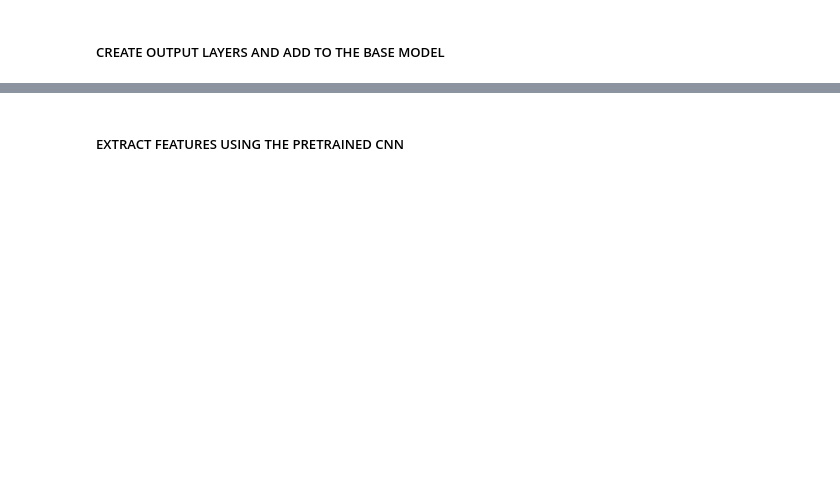
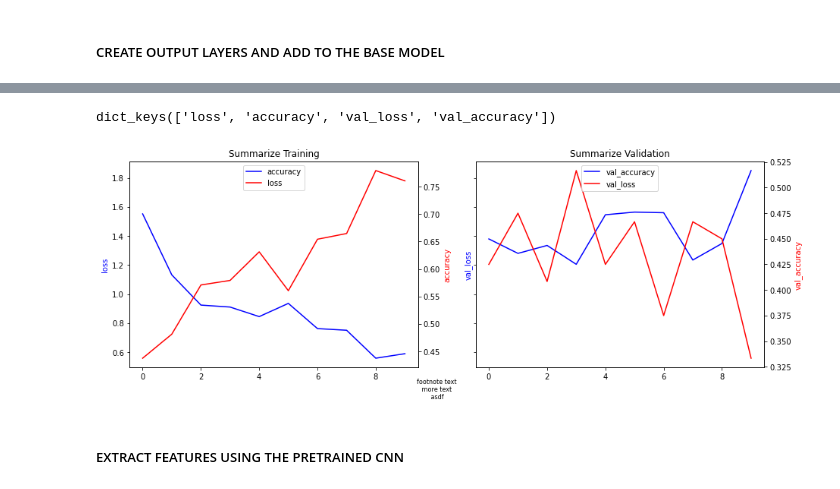
Before and after one commit to honkskillet/ILO_B_Reader, a Jupyter notebook: CLSRF_NIH_MNv2plusSVM.ipynb, the cells around one changed output, grey strips where cells are left out. Cells and saved outputs as stored; diff of their text form; code cells hidden in the pictures; blank space fills up the shorter version.

Commit message:
CNN working with NIH, added plots (loss & acc, heatmap)

```diff
--- a/CLSRF_NIH_MNv2plusSVM.ipynb
+++ b/CLSRF_NIH_MNv2plusSVM.ipynb
@@ -101,0 +103,4 @@ train_labels[0:5],len(train_images),  len(test_images), test_labels[10:15]
+# %%
+from sklearn.model_selection import train_test_split
+train_images, test_images, train_labels,  test_labels = train_test_split(images, labels, random_state=0, test_size = 0.2, stratify=labels)
+train_labels[:5]
@@ -101,0 +110,5 @@ train_labels[0:5],len(train_images),  len(test_images), test_labels[10:15]
+# %%
+#Show the split between train and test sets.  By setting Straify = Labels it should keep the values proportional
+unique_labels, train_labels_counts = np.unique(train_labels, return_counts=True)
+#Show the split between train and test sets.  By setting Straify = Labels it should keep the values proportional
+unique_labels, train_labels_counts ,np.unique(test_labels, return_counts=True), unique_labels.size
@@ -182,6 +244,11 @@ _________________________________________________________________
 # %%
-# Compiling the CNN
-model.compile(optimizer = 'adam', loss = 'hinge', metrics = ['accuracy'])
 #Train the CNN model
-history = model.fit(x_train, y_train_one_hot, epochs=2, validation_data = (x_test, y_test_one_hot), batch_size=8)
+EPOCHS=10
+BATCH_SIZE=16
+history = model.fit(
+  x_train, y_train,
+  epochs=EPOCHS,
+  batch_size=BATCH_SIZE,
+  validation_data = (x_test, y_test),
+  callbacks=[model_checkpoint_callback])
 # %% [output]
@@ -190,3 +296,49 @@ KeyboardInterrupt:
+# %%
+print(history.history.keys())
+# summarize training
+fig, (ax1,bx1), = plt.subplots(1, 2, sharey=True, figsize=(15, 5))
+l1, = ax1.plot(history.history['loss'], color='blue')
+ax2 = ax1.twinx()
+l2, = ax2.plot(history.history['accuracy'], color='red')
+ax1.set_ylabel('loss' , color='blue')
+ax2.set_ylabel('accuracy', color='red' )
+plt.legend([l1, l2], ["accuracy", "loss"], loc="upper center")
+plt.xlabel('epochs')
+plt.title('Summarize Training')
+plt.figtext(0.5, 0.01, 'footnote text\n more text \n asdf', horizontalalignment='center', fontsize=8)
+# plt.show()
+
+# summarize validation
+# fig, ax1 = plt.subplots()
+l1, = bx1.plot(history.history['val_loss'], color='blue')
+bx2 = bx1.twinx()
+l2, = bx2.plot(history.history['val_accuracy'], color='red')
+bx1.set_ylabel('val_loss' , color='blue')
+bx2.set_ylabel('val_accuracy', color='red' )
+plt.legend([l1, l2], ["val_accuracy", "val_loss"], loc="upper center")
+plt.xlabel('epochs')
+plt.title('Summarize Validation')
+plt.show()
+
+# # summarize history for accuracy
+# plt.plot(history.history['accuracy'])
+# plt.plot(history.history['val_accuracy'])
+# plt.title('model accuracy')
+# plt.ylabel('accuracy')
+# plt.xlabel('epoch')
+# plt.legend(['train', 'test'], loc='upper right')
+# plt.show()
+# # summarize history for loss
+# plt.plot(history.history['loss'])
+# plt.plot(history.history['val_loss'])
+# plt.title('model loss')
+# plt.ylabel('loss')
+# plt.xlabel('epoch')
+# plt.legend(['train', 'test'], loc='upper right')
+# plt.show()
+# %% [output]
+dict_keys(['loss', 'accuracy', 'val_loss', 'val_accuracy'])
+[figure, added]
 # %% [markdown]
 ##### EXTRACT FEATURES USING THE PRETRAINED CNN
 # %%
```
Also changed, not shown: parts of 26 cells of this notebook, 6 other files.
